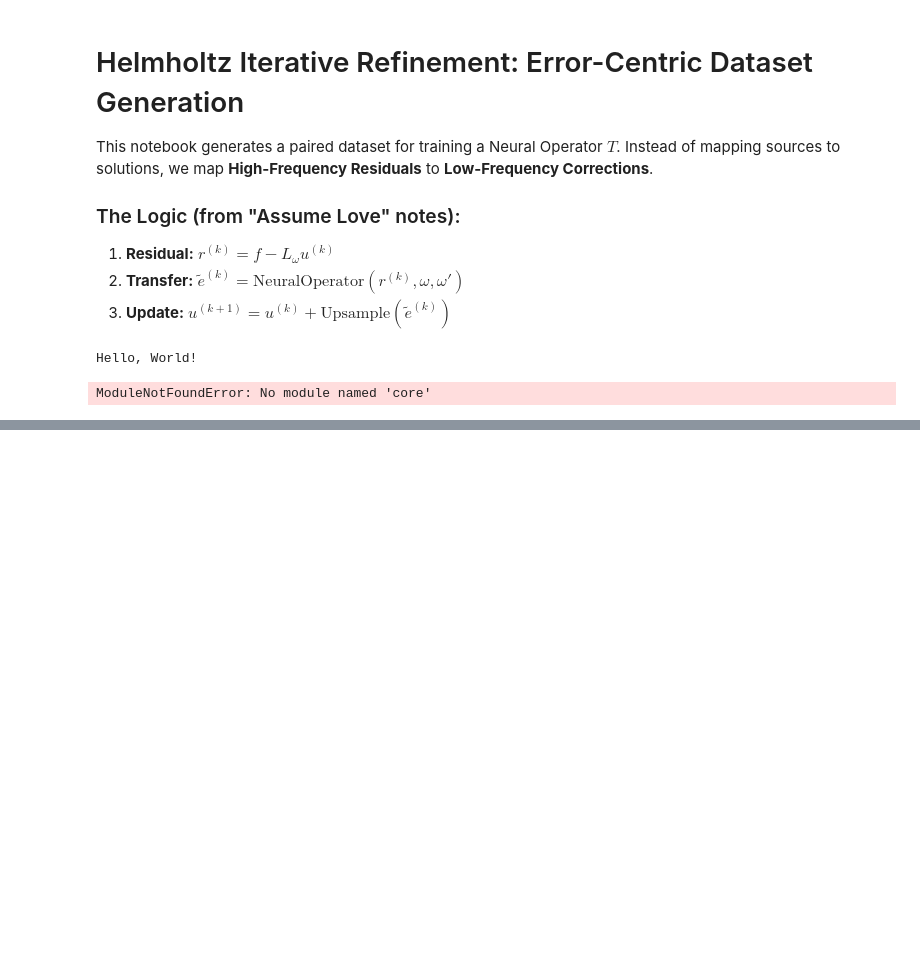
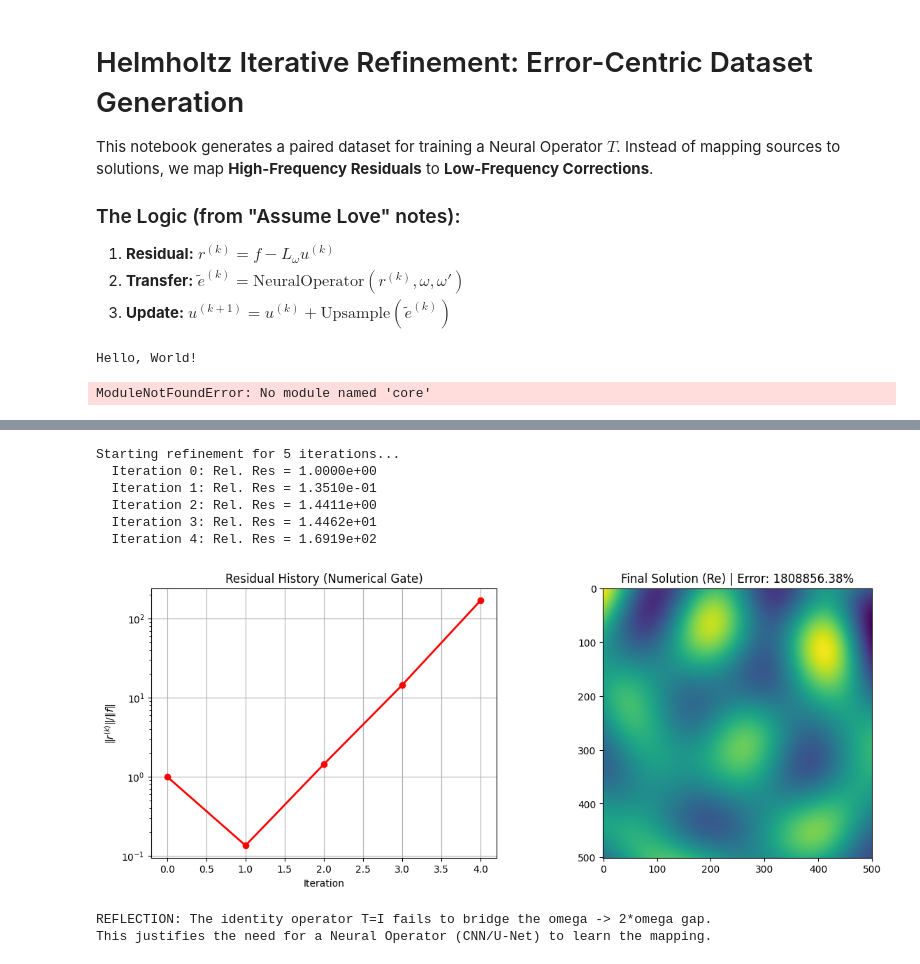
Before and after one commit to fkiewiet/Freq2Trans, a Jupyter notebook: experiments/res_data.ipynb, the cells around one changed output, grey strips where cells are left out. Saved outputs shown, nothing was run; the diff lists cells and outputs as text; code cells hidden in the pictures; blank space fills up the shorter version.

```diff
--- a/experiments/res_data.ipynb
+++ b/experiments/res_data.ipynb
@@ -37,0 +97,68 @@ ModuleNotFoundError: No module named 'core'
+# %%
+def solve_refinement(L_w, L_w_prime, f_phys, n_pml, n_phys, n_iter=5):
+    # 1. Pad the physical RHS into the full PML grid
+    n_total = n_phys + 2 * n_pml
+    f_full = np.zeros((n_total, n_total), dtype=complex)
+    f_full[n_pml:-n_pml, n_pml:-n_pml] = f_phys
+    f_vec = f_full.flatten()
+
+    # 2. Initialize solution at zero
+    u_k = np.zeros_like(f_vec)
+    res_history = []
+
+    # Pre-factor L_omega_prime for fast back-substitution
+    solve_prime = sla.factorized(L_w_prime)
+
+    print(f"Starting refinement for {n_iter} iterations...")
+    for k in range(n_iter):
+        # Calculate residual at high frequency
+        r_k = f_vec - L_w @ u_k
+        rel_res = np.linalg.norm(r_k) / np.linalg.norm(f_vec)
+        res_history.append(rel_res)
+
+        # T = Identity (Naive I) [cite: 9, 11]
+        # Solve the error equation: L_prime * e = r
+        e_k = solve_prime(r_k)
+
+        # Update
+        u_k = u_k + e_k
+        print(f"  Iteration {k}: Rel. Res = {rel_res:.4e}")
+
+    # Slice back to physical domain
+    u_final_phys = u_k.reshape(n_total, n_total)[n_pml:-n_pml, n_pml:-n_pml]
+    return u_final_phys, res_history
+
+# Call the solver
+u_final, history = solve_refinement(L32, L16, f_32, n_pml=64, n_phys=501)
+# %% [output]
+Starting refinement for 5 iterations...
+  Iteration 0: Rel. Res = 1.0000e+00
+  Iteration 1: Rel. Res = 1.3510e-01
+  Iteration 2: Rel. Res = 1.4411e+00
+  Iteration 3: Rel. Res = 1.4462e+01
+  Iteration 4: Rel. Res = 1.6919e+02
+# %%
+# Calculate error relative to ground truth
+error_val = np.linalg.norm(u_final - u_32_true) / np.linalg.norm(u_32_true)
+
+fig, ax = plt.subplots(1, 2, figsize=(14, 5))
+
+# Plot 1: Residual History
+ax[0].semilogy(range(len(history)), history, 'r-o', lw=2)
+ax[0].set_title("Residual History (Numerical Gate)")
+ax[0].set_xlabel("Iteration")
+ax[0].set_ylabel("$\|r^{(k)}\| / \|f\|$")
+ax[0].grid(True)
+
+# Plot 2: Final Result Comparison
+ax[1].imshow(np.real(u_final), cmap='viridis')
+ax[1].set_title(f"Final Solution (Re) | Error: {error_val:.2%}")
+plt.show()
+
+if error_val > 0.1:
+    print("REFLECTION: The identity operator T=I fails to bridge the omega -> 2*omega gap.")
+    print("This justifies the need for a Neural Operator (CNN/U-Net) to learn the mapping.")
+# %% [output]
+[figure, added]
+REFLECTION: The identity operator T=I fails to bridge the omega -> 2*omega gap.
+This justifies the need for a Neural Operator (CNN/U-Net) to learn the mapping.
```
Also changed, not shown: parts of 25 cells of this notebook, 2 other files.
